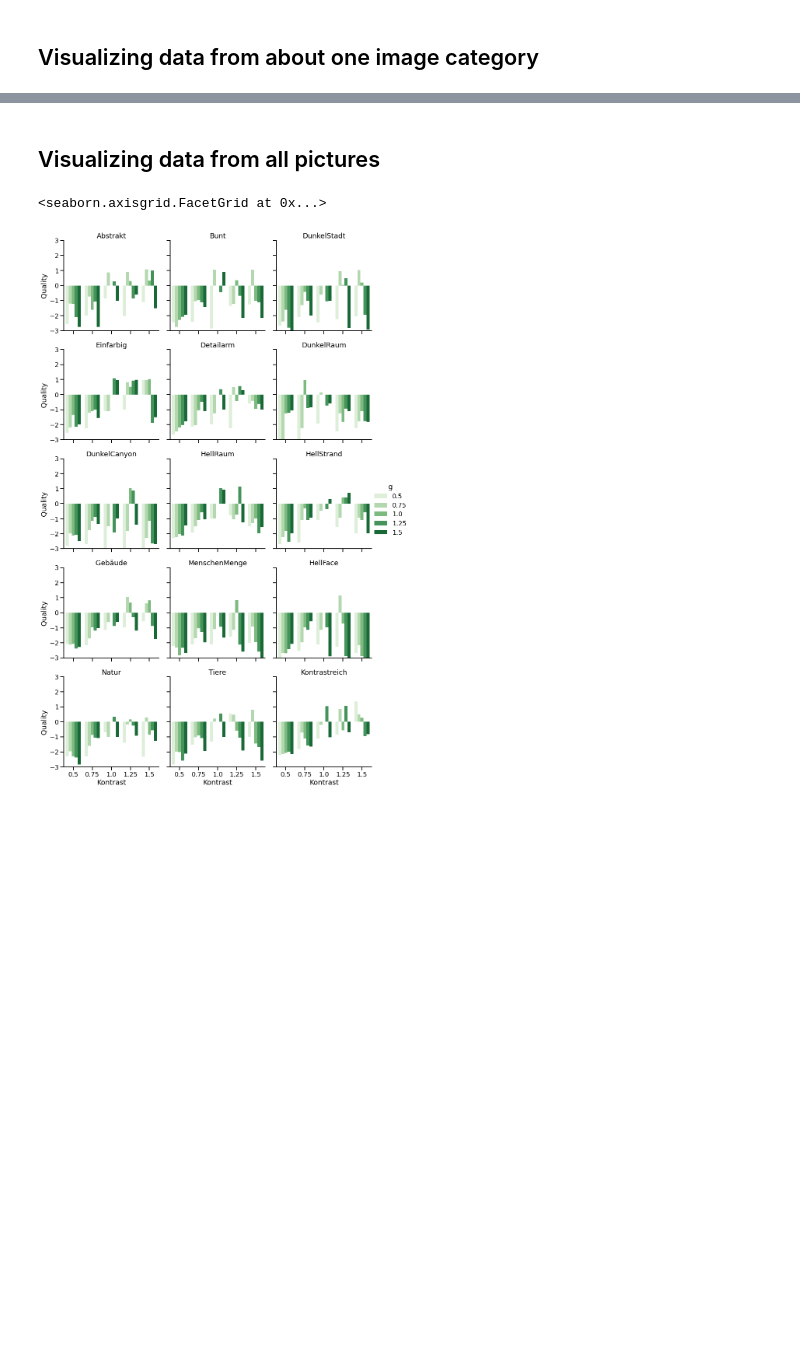
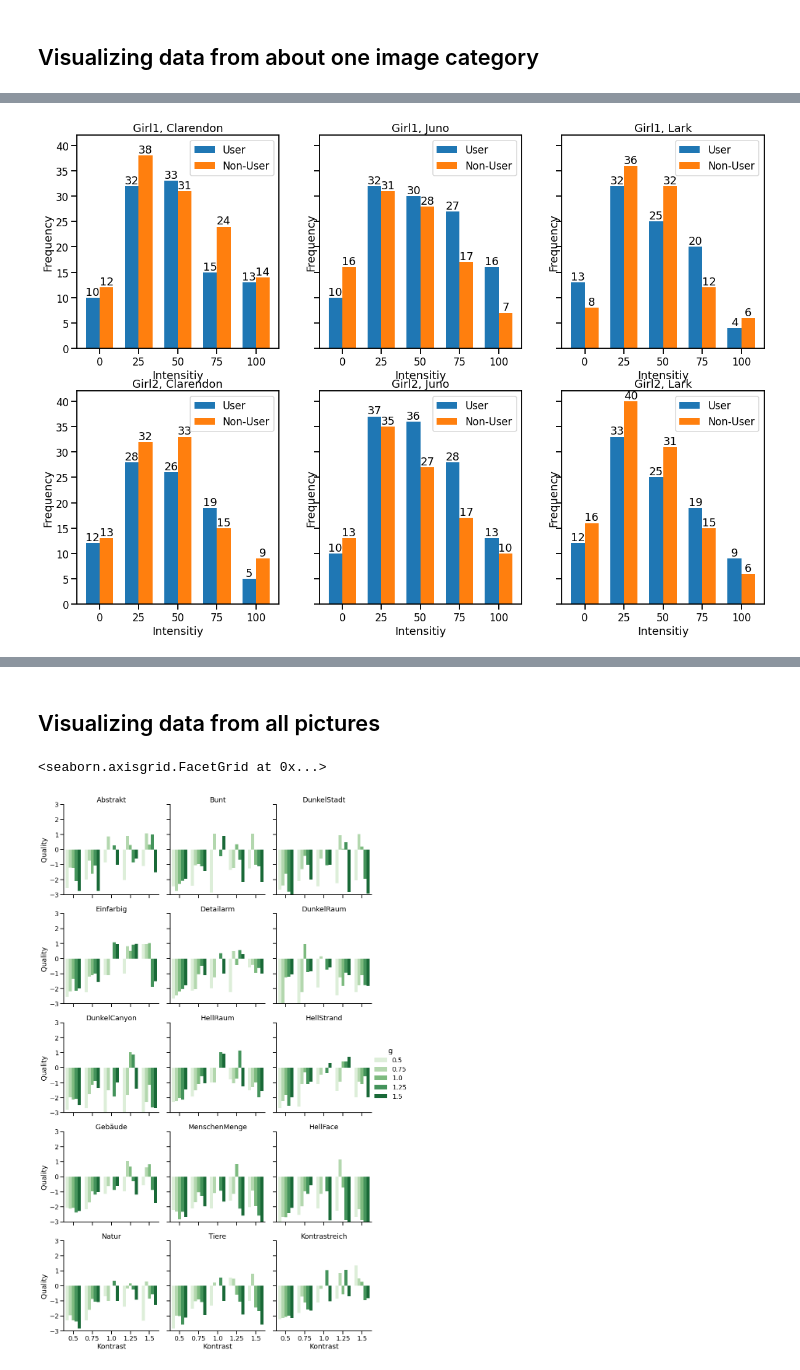
Before and after one commit to ChrisSchahn/perception-seminar, a Jupyter notebook: double_auswertung/double_auswertung.ipynb, the cells around one changed output, grey strips where cells are left out. Saved outputs shown, nothing was run; the diff lists cells and outputs as text; code cells hidden in the pictures; blank space fills up the shorter version.

```diff
--- a/double_auswertung/double_auswertung.ipynb
+++ b/double_auswertung/double_auswertung.ipynb
@@ -207,0 +208,43 @@ g.set(ylim = (-3, 3))
+# %%
+user = d.loc[d['usage'] == 'yes']
+non_user = d.loc[d['usage'] == 'no']
+filters = ['Clarendon', 'Juno', 'Lark']
+images = ['Girl1', 'Girl2']
+
+(unique, user_counts) = np.unique(user['chosen_i'], return_counts=True)
+(unique, non_user_counts) = np.unique(non_user['chosen_i'], return_counts=True)
+
+labels = ['0', '25', '50', '75', '100']
+x = np.arange(len(labels))
+width=0.35
+
+fig, axis = plt.subplots(nrows=2, ncols=3, sharey=True, figsize=(20,14))
+
+for row, img in zip(range(2), images):
+    for col, fi in zip(range(3), filters):
+        ax = axis[row, col]
+
+        user_f = user.loc[user['name'] == img]
+        user_f = user_f.loc[user_f['chosen_f'] == fi]
+
+        non_user_f = non_user.loc[user['name'] == img]
+        non_user_f = non_user_f.loc[non_user_f['chosen_f'] == fi]
+
+        (unique, user_counts) = np.unique(user_f['chosen_i'], return_counts=True)
+        (unique, non_user_counts) = np.unique(non_user_f['chosen_i'], return_counts=True)
+        p1 = ax.bar(x - width/2, user_counts, width=width, label='User')
+        p2 = ax.bar(x + width/2, non_user_counts, width=width, label='Non-User')
+
+        ax.set_xticks(x)
+        ax.set_xticklabels(labels)
+        ax.bar_label(p1)
+        ax.bar_label(p2)
+        ax.set_xlabel('Intensitiy')
+        ax.set_ylabel('Frequency')
+
+        ax.set_title(img + ', '+ fi)
+        ax.legend()
+
+plt.legend();
+# %% [output]
+[figure, added]
```
Also changed, not shown: parts of 21 cells of this notebook.
